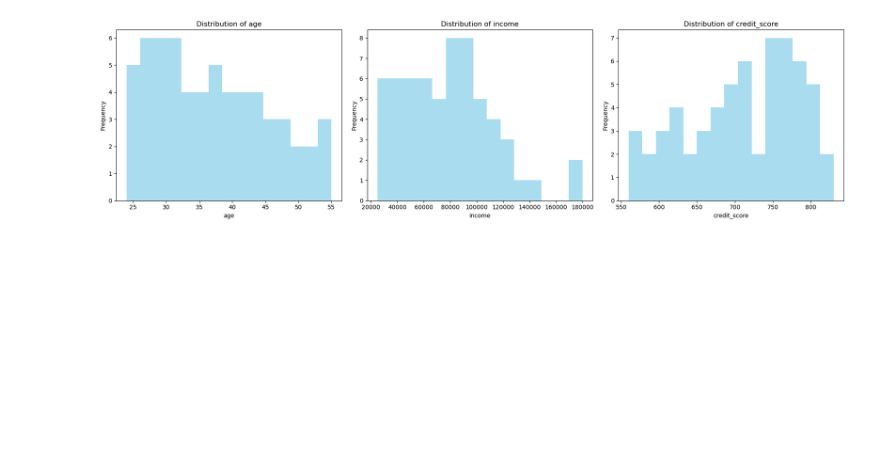
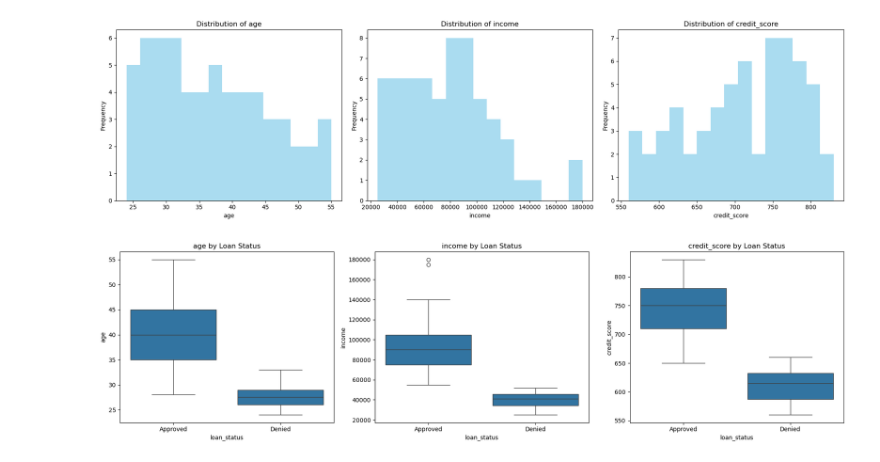
Before and after one commit to dilliram-code/Project-Loan-Classification-Logistic-Regression, a Jupyter notebook: loan_classification.ipynb, the cells around one changed output. Drawn from its saved outputs; the diff is of its cells as text; code cells hidden in the pictures; blank space fills up the shorter version.

Commit message:
explore: boxplots for numerical variables by loan status

```diff
--- a/loan_classification.ipynb
+++ b/loan_classification.ipynb
@@ -192,3 +192,13 @@ plt.show()
 # %% [output]
 === NUMERICAL VARIABLES ANALYSIS ===
 [figure]
+# %%
+# Boxplots for numerical variables by loan status
+fig, axes = plt.subplots(1, 3, figsize=(18, 5))
+for i, col in enumerate(numerical_cols):
+    sns.boxplot(data=df, x='loan_status', y=col, ax=axes[i])
+    axes[i].set_title(f'{col} by Loan Status')
+plt.tight_layout()
+plt.show()
+# %% [output]
+[figure, added]
```
